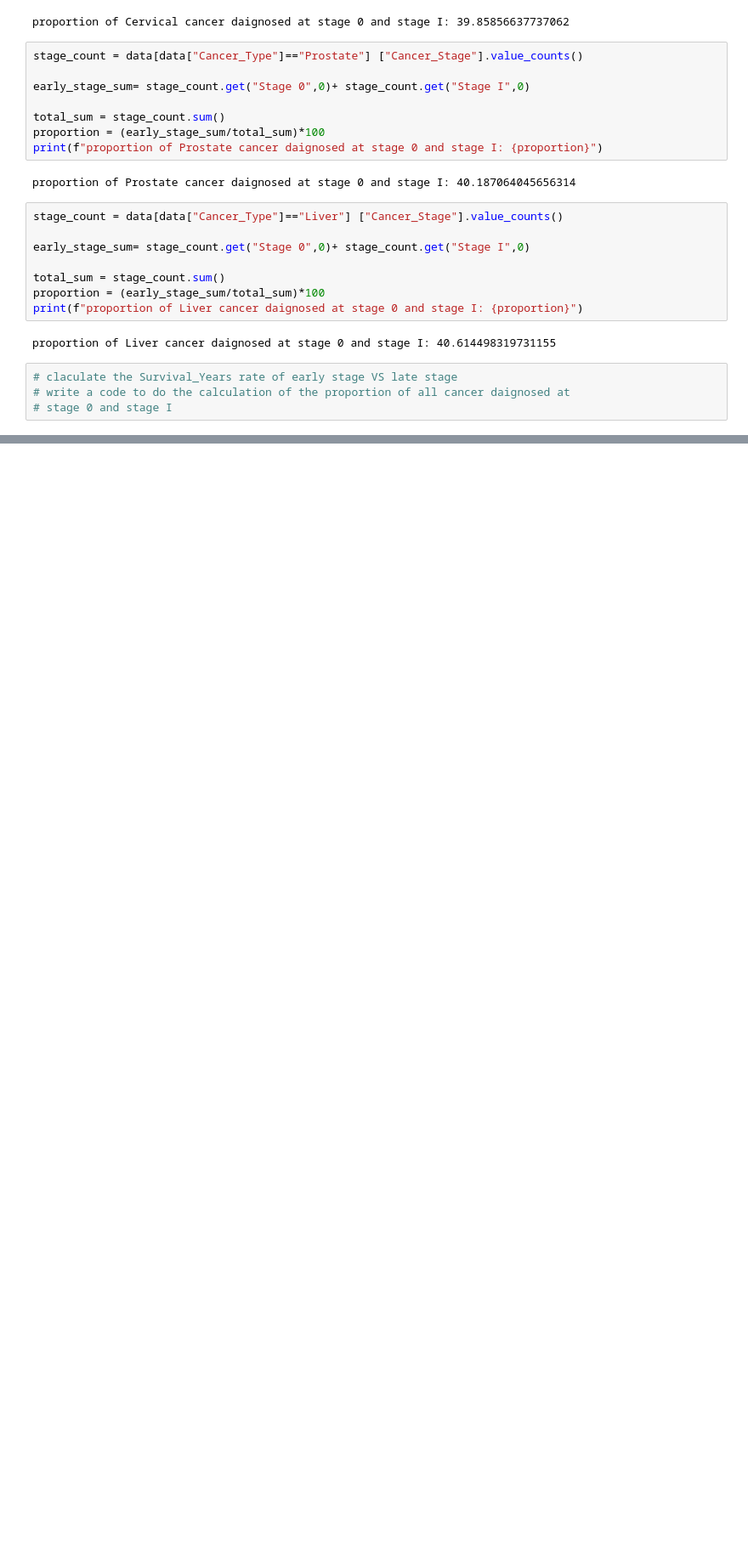
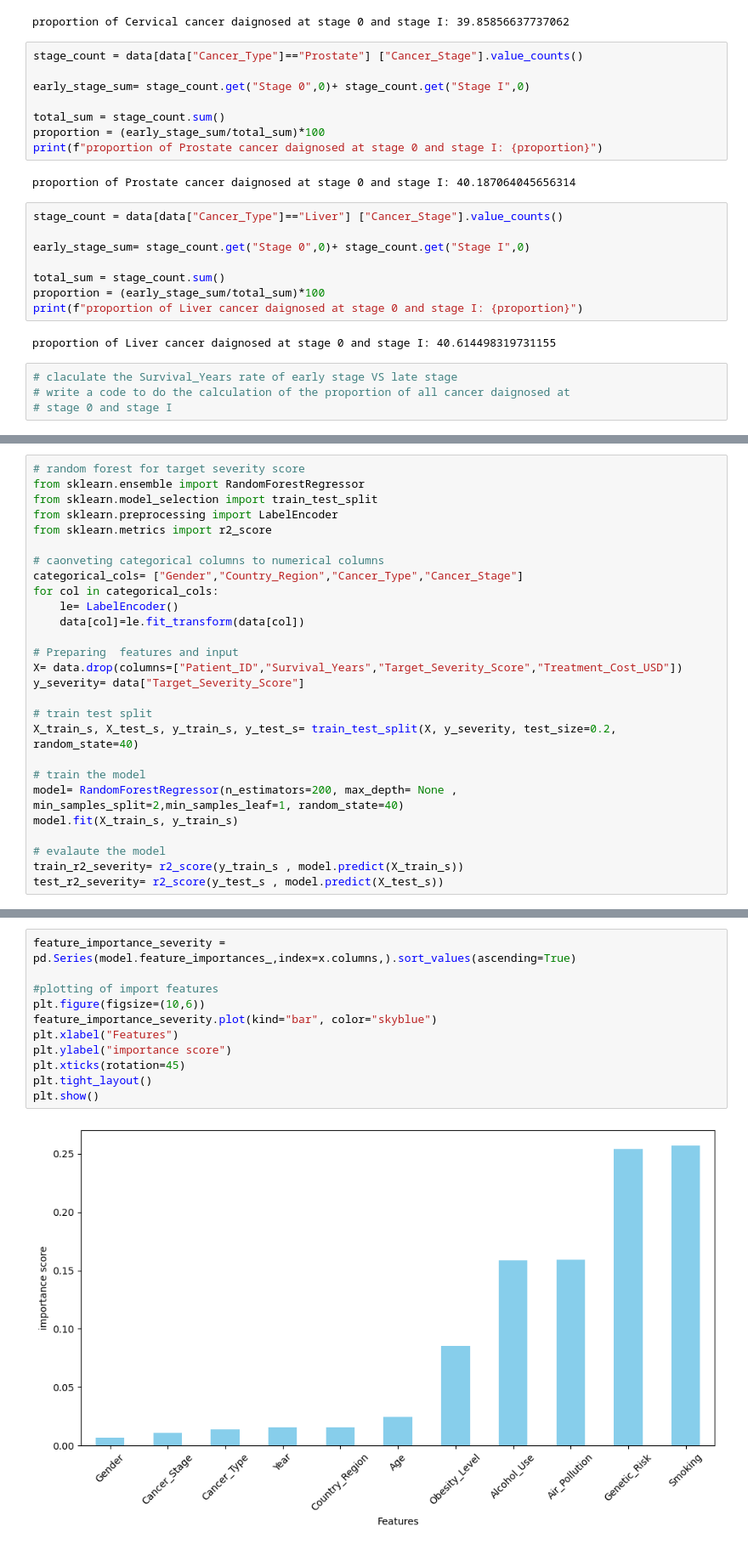
Before and after one commit to Rcloud173/real-world-data-analytics, a Jupyter notebook: CancerScope/cancer.ipynb, the cells around one changed output, grey strips where cells are left out. Shown: that part at 85% size. Drawn from its saved outputs; the diff is of its cells as text; blank space fills up the shorter version.

Commit message:
Identify key predictors of cancer severity and survival years

```diff
--- a/CancerScope/cancer.ipynb
+++ b/CancerScope/cancer.ipynb
@@ -399,0 +449,27 @@ proportion of Liver cancer daignosed at stage 0 and stage I: 40.614498319731155
+# %%
+# random forest for target severity score
+from sklearn.ensemble import RandomForestRegressor
+from sklearn.model_selection import train_test_split
+from sklearn.preprocessing import LabelEncoder
+from sklearn.metrics import r2_score
+
+# caonveting categorical columns to numerical columns
+categorical_cols= ["Gender","Country_Region","Cancer_Type","Cancer_Stage"]
+for col in categorical_cols:
+    le= LabelEncoder()
+    data[col]=le.fit_transform(data[col])
+
+# Preparing  features and input
+X= data.drop(columns=["Patient_ID","Survival_Years","Target_Severity_Score","Treatment_Cost_USD"])
+y_severity= data["Target_Severity_Score"]
+
+# train test split
+X_train_s, X_test_s, y_train_s, y_test_s= train_test_split(X, y_severity, test_size=0.2, random_state=40)
+
+# train the model
+model= RandomForestRegressor(n_estimators=200, max_depth= None , min_samples_split=2,min_samples_leaf=1, random_state=40)
+model.fit(X_train_s, y_train_s)
+
+# evalaute the model
+train_r2_severity= r2_score(y_train_s , model.predict(X_train_s))
+test_r2_severity= r2_score(y_test_s , model.predict(X_test_s))
@@ -399,0 +482,13 @@ proportion of Liver cancer daignosed at stage 0 and stage I: 40.614498319731155
+# %%
+feature_importance_severity = pd.Series(model.feature_importances_,index=x.columns,).sort_values(ascending=True)
+
+#plotting of import features
+plt.figure(figsize=(10,6))
+feature_importance_severity.plot(kind="bar", color="skyblue")
+plt.xlabel("Features")
+plt.ylabel("importance score")
+plt.xticks(rotation=45)
+plt.tight_layout()
+plt.show()
+# %% [output]
+[figure, added]
```
Also changed, not shown: parts of 9 cells of this notebook.
